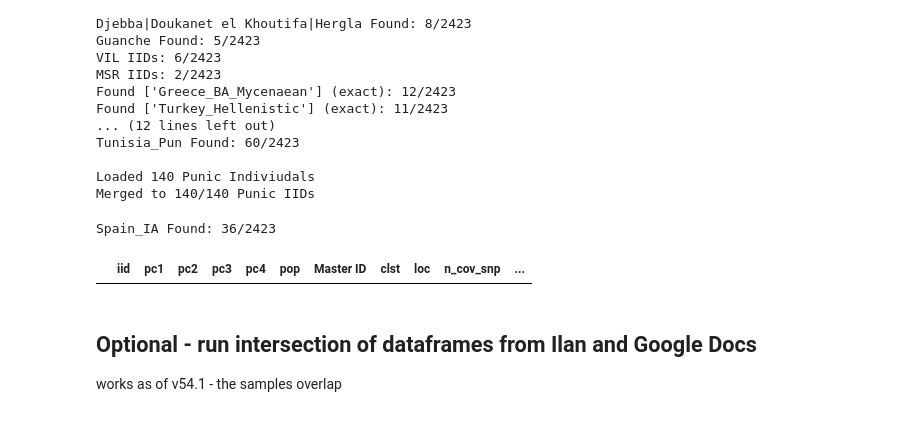
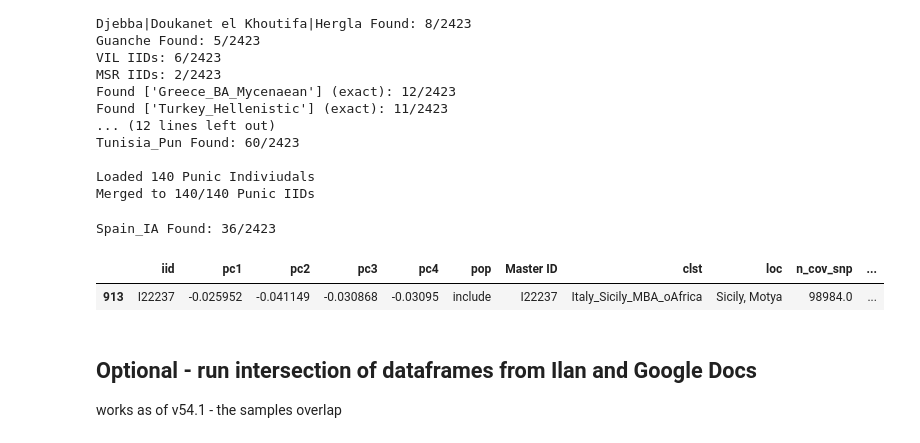
Before and after one commit to hringbauer/punic_aDNA, a Jupyter notebook: notebooks/figs/plot_pca_paper.persite.v54.1.ipynb, the cells around one changed output. Cells and saved outputs as stored; diff of their text form; code cells hidden in the pictures.

```diff
--- a/notebooks/figs/plot_pca_paper.persite.v54.1.ipynb
+++ b/notebooks/figs/plot_pca_paper.persite.v54.1.ipynb
@@ -201,9 +201,10 @@ dft = get_sub_pops(df, ["Spain_IA"])
 # %% [output]
 Spain_IA Found: 36/2423
 # %%
-df[df["iid"].str.contains("VAD001")]
+df[df["iid"].str.contains("I22237")]
 # %% [output]
 |  | iid | pc1 | pc2 | pc3 | pc4 | pop | Master ID | clst | loc | n_cov_snp | ... |
+| 913 | I22237 | -0.025952 | -0.041149 | -0.030868 | -0.03095 | include | I22237 | Italy_Sicily_MBA_oAfrica | Sicily, Motya | 98984.0 | ... |
 # %% [markdown]
 ## Optional - run intersection of dataframes from Ilan and Google Docs
 works as of v54.1 - the samples overlap
```
Also changed, not shown: parts of 2 cells of this notebook, 1 other file.
